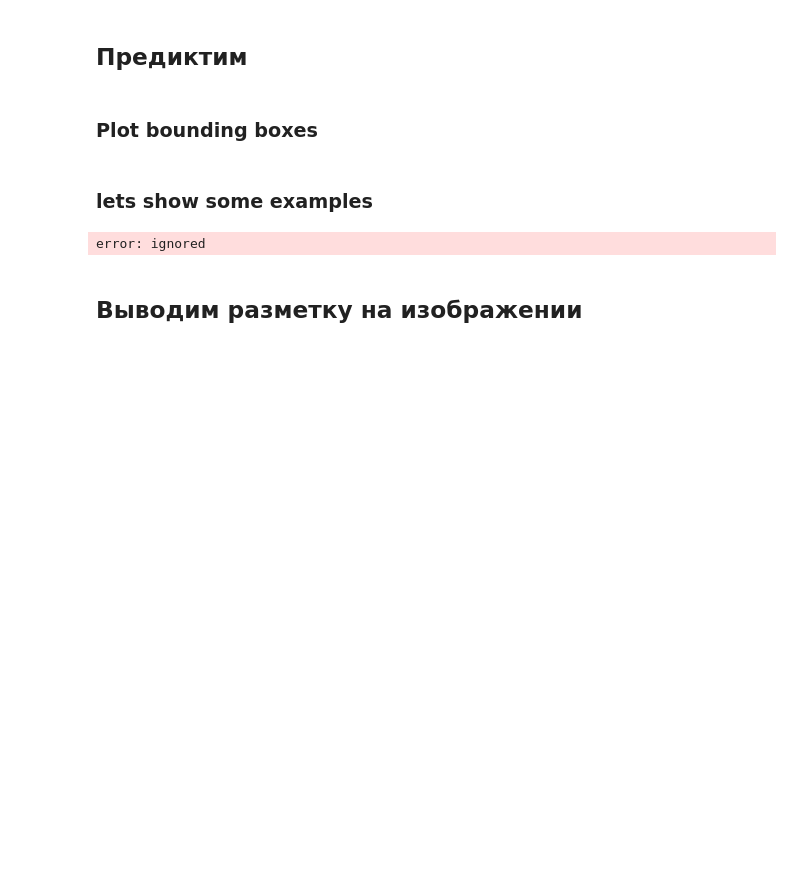
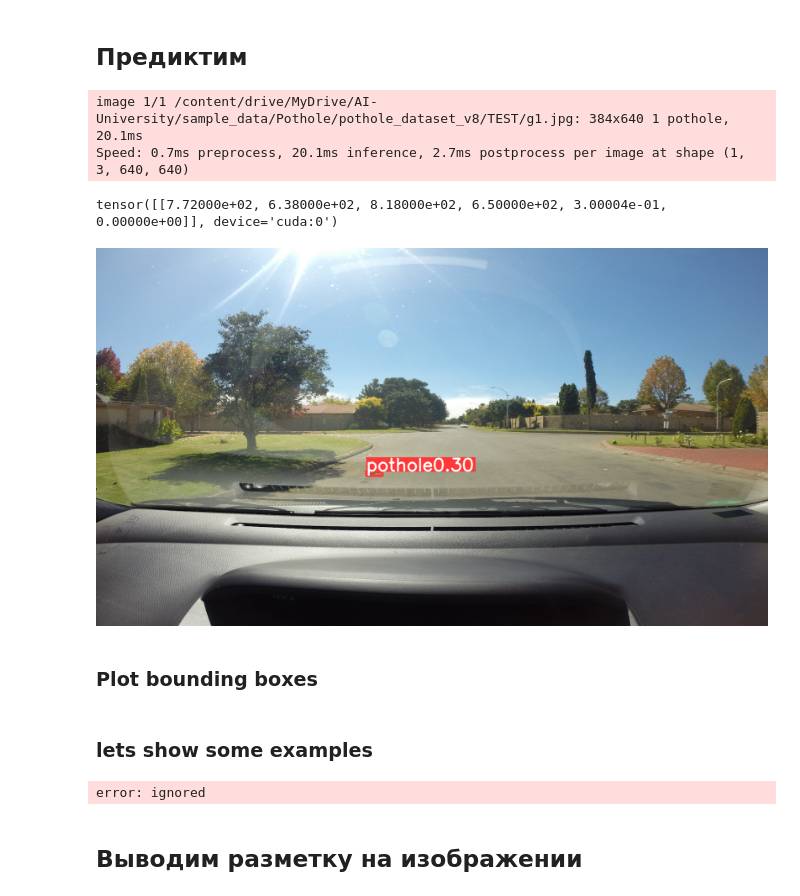
Before and after one commit to BaxLi/Pothole, a Jupyter notebook: PotholeProject.ipynb, the cells around one changed output. Drawn from its saved outputs; the diff is of its cells as text; code cells hidden in the pictures; blank space fills up the shorter version.

```diff
--- a/PotholeProject.ipynb
+++ b/PotholeProject.ipynb
@@ -41,6 +44,7 @@ with zipfile.ZipFile("/content/yolo8_pothole/pothole_dataset_v8.zip", 'r') as zi
 # %%
-datasetPath='/content/yolo8_pothole/dataset'
-datasetYAMLFile=os.path.join(datasetPath, 'data_custom.yaml')
+datasetPath='/content/yolo8_pothole/dataset/pothole_dataset_v8'
+gDrivePath='/content/drive/MyDrive/AI-University/sample_data/Pothole/pothole_dataset_v8'
+datasetYAMLFile=os.path.join(datasetPath, 'pothole.yaml')
 # %% [markdown]
 ## Загрузка REPO
 # %%
@@ -66,5 +70,5 @@ model = YOLO("yolov8n.pt")  # load a pretrained model (recommended for training)
 # %% [output]
 Downloading https://github.com/ultralytics/assets/releases/download/v0.0.0/yolov8n.pt to yolov8n.pt...
 # %%
-results = model.train(data=datasetYAMLFile, imgsz=640, epochs=5, batch=32, name='yolov8n_v8_POTHOLE')  # Обучаем модель
+results = model.train(data=datasetYAMLFile, imgsz=640, epochs=25, batch=32, name='yolov8n_v8_POTHOLE')  # Обучаем модель
 # %% [output]
@@ -78,12 +97,25 @@ image=os.path.join(datasetPath,'val/images/25.jpg')
+# %%
+image=os.path.join(datasetPath,'valid/images/G0011195.jpg') # + pothole
+image=os.path.join(gDrivePath,'TEST/MD-1.jpg')
+# image=os.path.join(gDrivePath,'TEST/t1.jpg')
+image=os.path.join(gDrivePath,'TEST/g1.jpg') # + pothole
+# image=os.path.join(gDrivePath,'TEST/G0011969.jpg') # no pothole
 # %%
 # Выполняем код детекции
 res = model(image)  #Предиктим
+# %% [output]
+image 1/1 /content/drive/MyDrive/AI-University/sample_data/Pothole/pothole_dataset_v8/TEST/g1.jpg: 384x640 1 pothole, 20.1ms
+Speed: 0.7ms preprocess, 20.1ms inference, 2.7ms postprocess per image at shape (1, 3, 640, 640)
 # %%
 print(res[0].boxes.boxes)
+# %% [output]
+tensor([[7.72000e+02, 6.38000e+02, 8.18000e+02, 6.50000e+02, 3.00004e-01, 0.00000e+00]], device='cuda:0')
 # %%
 from google.colab.patches import cv2_imshow
-res_plotted = res[0].visualize()
+res_plotted = res[0].plot()
 cv2_imshow(res_plotted)
+# %% [output]
+[figure, added]
 # %% [markdown]
 ### Plot bounding boxes
 # %%
```
Also changed, not shown: parts of 10 cells of this notebook.
